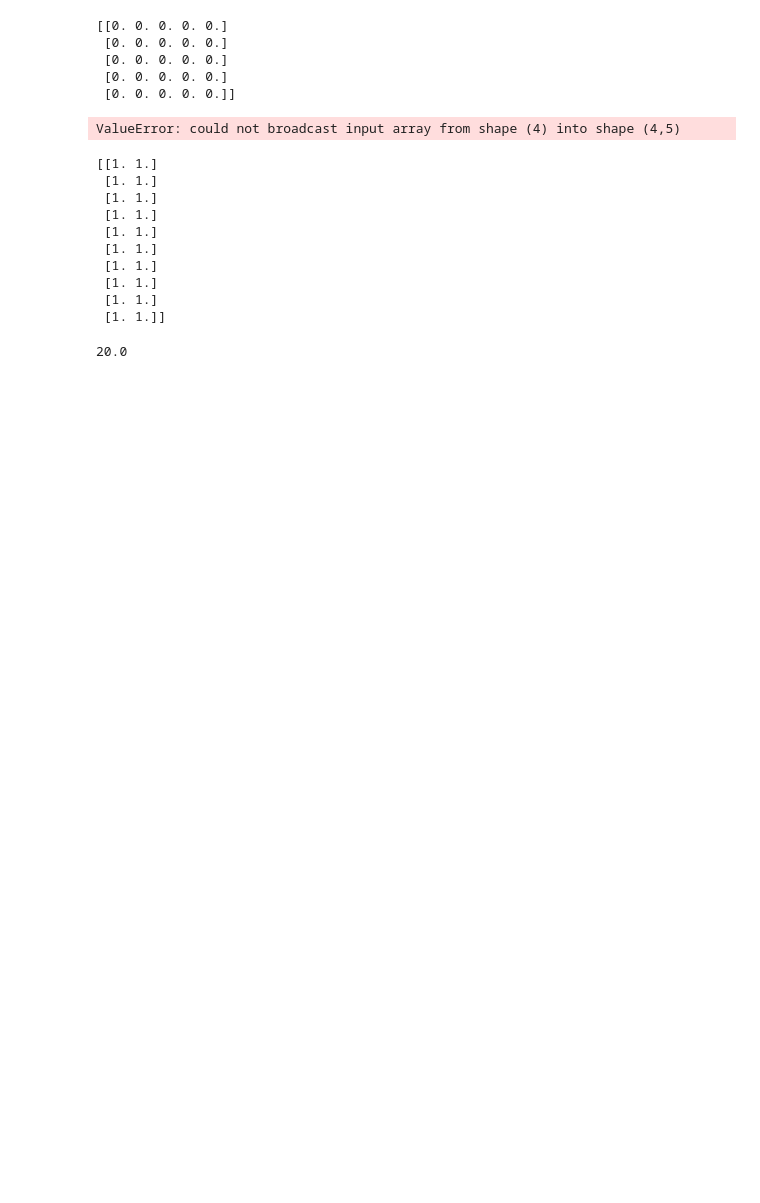
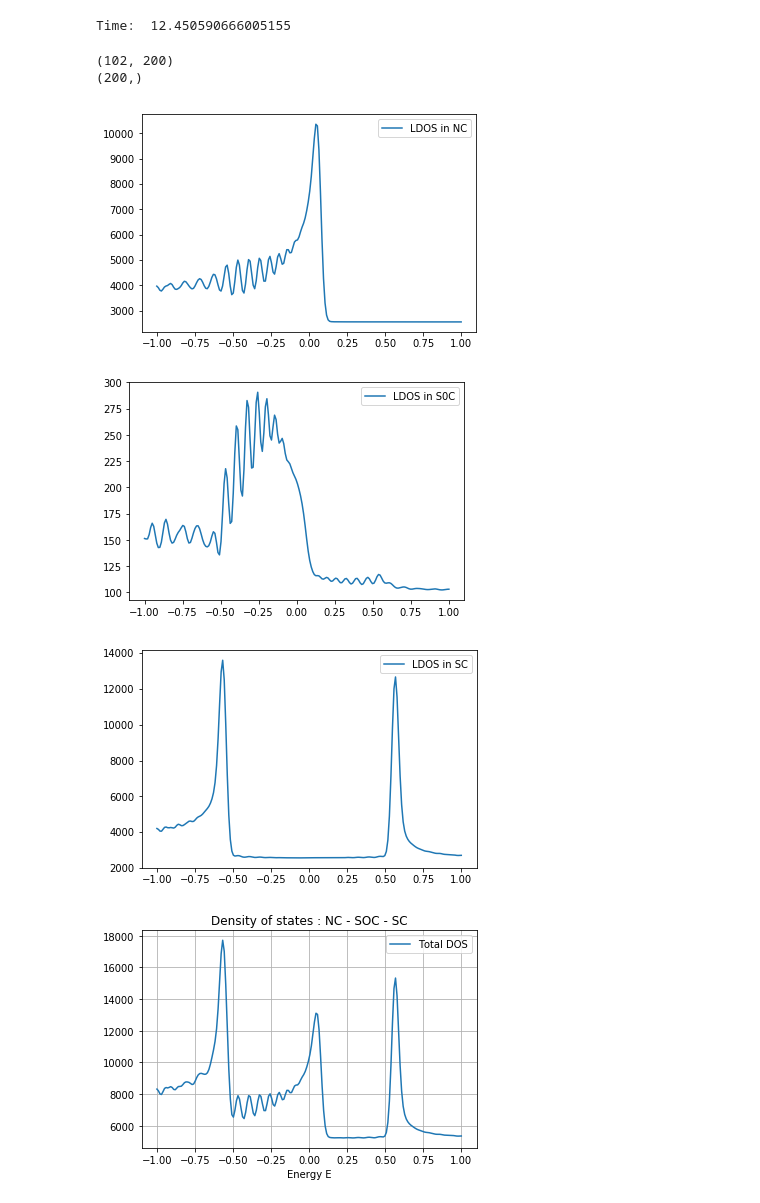
Before and after one commit to martinedyring/FysMat.SpinOrbitJosephsonJunction, a Jupyter notebook: Prosjektoppgave/Notebooks/untitled.ipynb, the cells around one changed output. Cells and saved outputs as stored; diff of their text form; code cells hidden in the pictures; blank space fills up the shorter version.

```diff
--- a/Prosjektoppgave/Notebooks/untitled.ipynb
+++ b/Prosjektoppgave/Notebooks/untitled.ipynb
@@ -25,0 +6,11 @@ print(lattice)
+# %%
+# recrod runtime
+import timeit
+start = timeit.default_timer()
+
+
+system, F_matrix = solve(mu_orbital = -3.5, orbital_indicator = 's', F_sc_initial_orbital = [0.3, 0.3, 0.3, 0.3, 0.3, 0.3, 0.3, 0.3, 0.3, 0.3])
+
+# print runtime
+stop = timeit.default_timer()
+print('Time: ', stop - start)
@@ -26,16 +42,29 @@ print(lattice)
+# %%
+# recrod runtime
+import timeit
+start = timeit.default_timer()
+
+ldos, es = system.ldos_from_problem(0.01, 0.03, -1, 1)
+
+# print runtime
+stop = timeit.default_timer()
+print('Time: ', stop - start)
+# %% [output]
+Time:  12.450590666005155
+# %%
+print(ldos.shape)
+print(es.shape)
+# %% [output]
+(102, 200)
+(200,)
+# %%
+plot_density_of_states(es, ldos)
+# %% [output]
+[figure, added]
+[figure, added]
+[figure, added]
+[figure, added]
 # %%
 import numpy as np
-
-a = [1,2,3,4]
-b = np.zeros((5,5))
-print(b)
+a = np.ones((4,4))
+b = np.ones((5,5))
-# %% [output]
-[[0. 0. 0. 0. 0.]
- [0. 0. 0. 0. 0.]
- [0. 0. 0. 0. 0.]
- [0. 0. 0. 0. 0.]
- [0. 0. 0. 0. 0.]]
-# %%
-b[1:5,:] = a
-# %% [output]
-ValueError: could not broadcast input array from shape (4) into shape (4,5)
@@ -44,18 +70,0 @@ import numpy as np
-# %%
-a = np.ones((10,2))
-print(a)
-# %% [output]
-[[1. 1.]
- [1. 1.]
- [1. 1.]
- [1. 1.]
- [1. 1.]
- [1. 1.]
- [1. 1.]
- [1. 1.]
- [1. 1.]
- [1. 1.]]
-# %%
-print(sum(sum(a)))
-# %% [output]
-20.0
```
Also changed, not shown: parts of 11 cells of this notebook, 6 other files.
